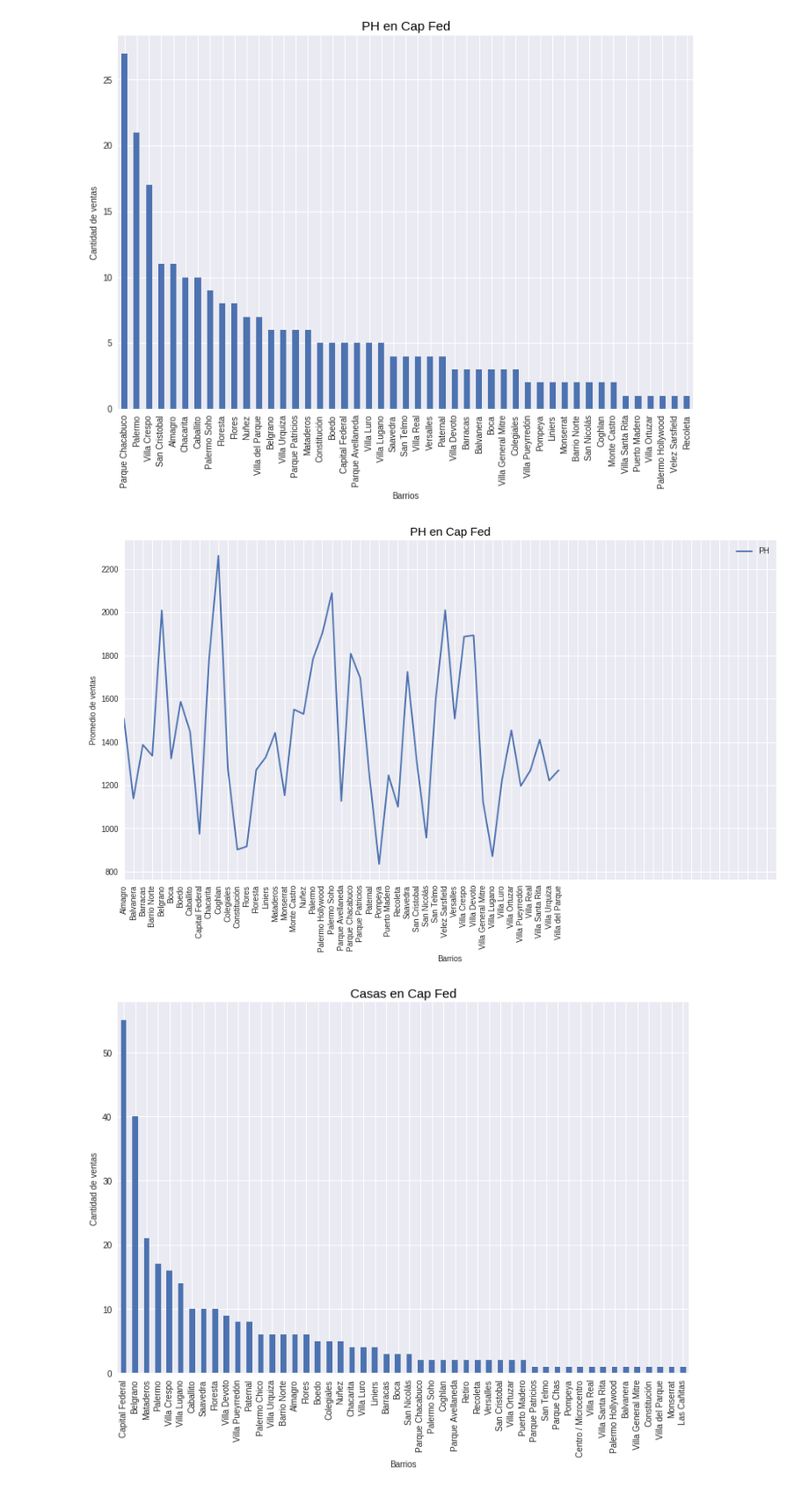
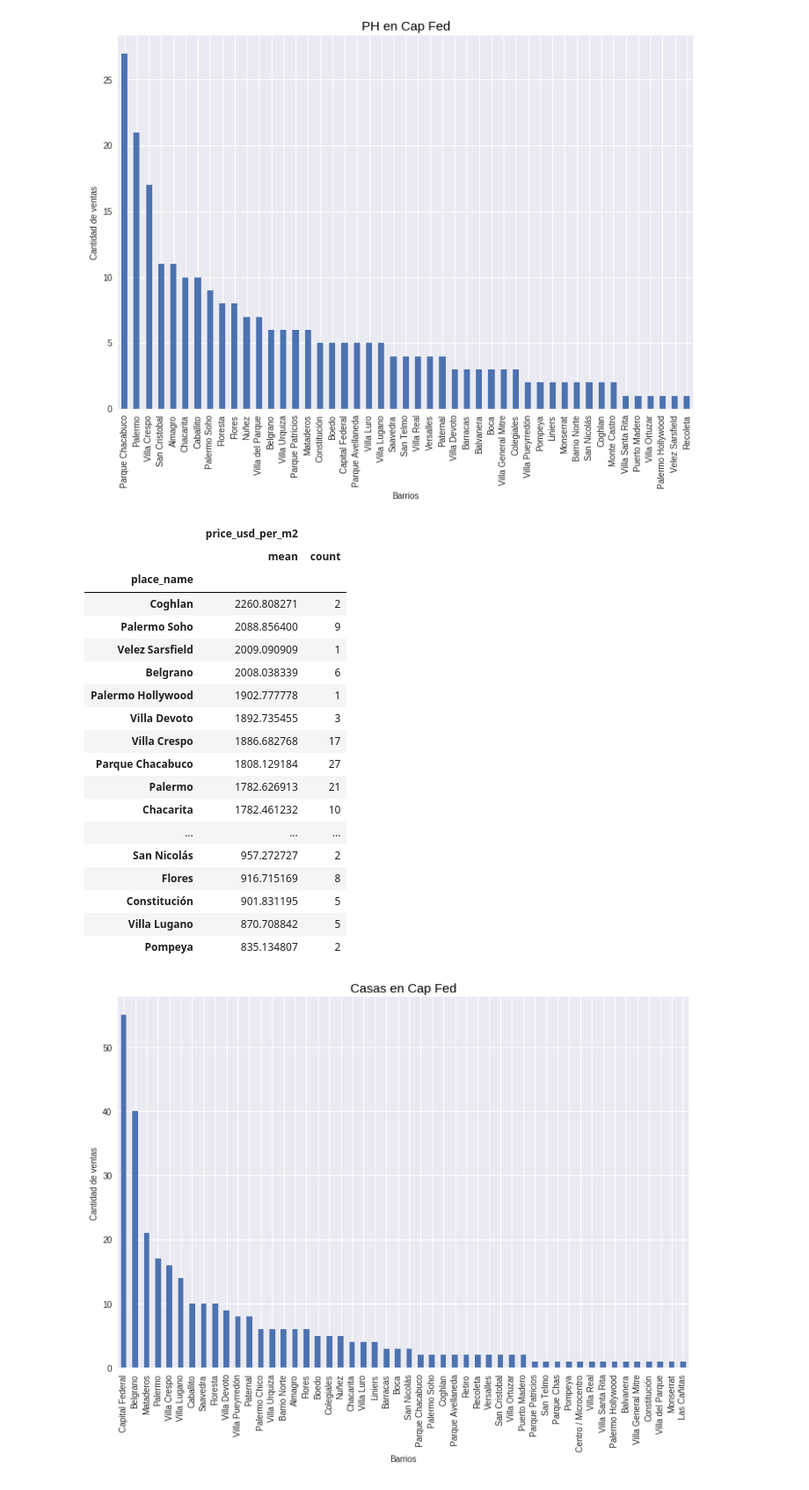
Before and after one commit to ariel55/survivingdata, a Jupyter notebook: yuri.ipynb, the cells around one changed output. Shown at 88% size. Cells and saved outputs as stored; diff of their text form; code cells hidden in the pictures.

```diff
--- a/yuri.ipynb
+++ b/yuri.ipynb
@@ -336,17 +244,30 @@ PHCapFed_hist = PHEnCapFed['place_name'].value_counts()
 PHCapFed_hist.plot(kind='bar',rot=90,figsize=(12,8));
 # %% [output]
 [figure]
-# %%
-PropiedadesCapFed.loc[PropiedadesCapFed.property_type.str.contains('PH'),\
-                 ['place_name','price_usd_per_m2']].groupby('place_name').mean()\
-                 .loc[:,'price_usd_per_m2'].plot(rot=90,xticks=range(0,70),linewidth=2,figsize=(15,8),label='PH');
-plt.legend();
-plt.title ('PH en Cap Fed',color='black', fontsize=15)
-plt.ylabel('Promedio de ventas', fontsize=10)
-plt.xlabel('Barrios', fontsize=10)
-plt.show();
-# %% [output]
-[figure, removed]
+# %%
+GrupoPH=PHEnCapFed.loc[:,['place_name','price_usd_per_m2']].groupby(['place_name'])\
+                .agg(['mean','count']).sort_values(('price_usd_per_m2','mean'), ascending=False)
+GrupoPH
+# %% [output]
+|  | price_usd_per_m2 |  |
+|  | mean | count |
+| place_name |  |  |
+| Coghlan | 2260.808271 | 2 |
+| Palermo Soho | 2088.856400 | 9 |
+| Velez Sarsfield | 2009.090909 | 1 |
+| Belgrano | 2008.038339 | 6 |
+| Palermo Hollywood | 1902.777778 | 1 |
+| Villa Devoto | 1892.735455 | 3 |
+| Villa Crespo | 1886.682768 | 17 |
+| Parque Chacabuco | 1808.129184 | 27 |
+| Palermo | 1782.626913 | 21 |
+| Chacarita | 1782.461232 | 10 |
+| ... | ... | ... |
+| San Nicolás | 957.272727 | 2 |
+| Flores | 916.715169 | 8 |
+| Constitución | 901.831195 | 5 |
+| Villa Lugano | 870.708842 | 5 |
+| Pompeya | 835.134807 | 2 |
 # %%
 f = plt.figure()
 
```
Also changed, not shown: parts of 25 cells of this notebook.
